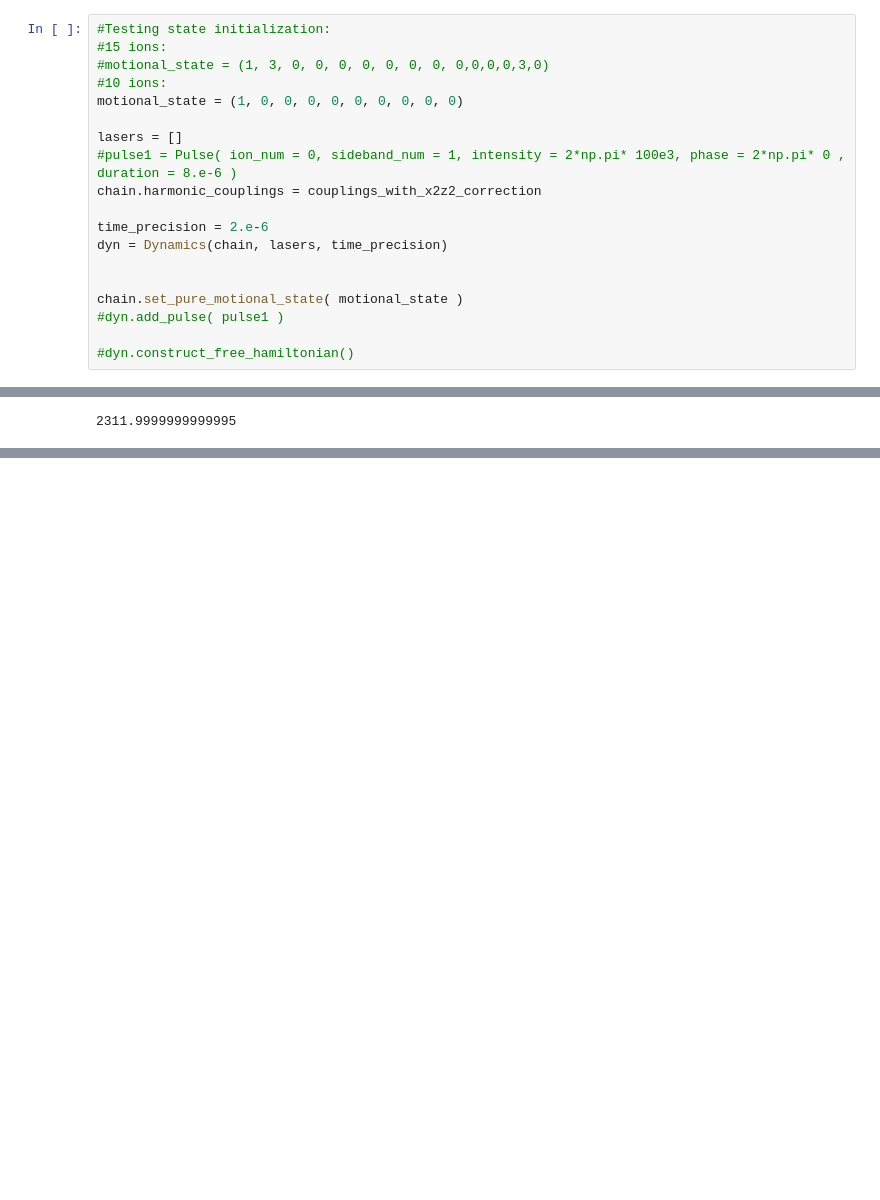
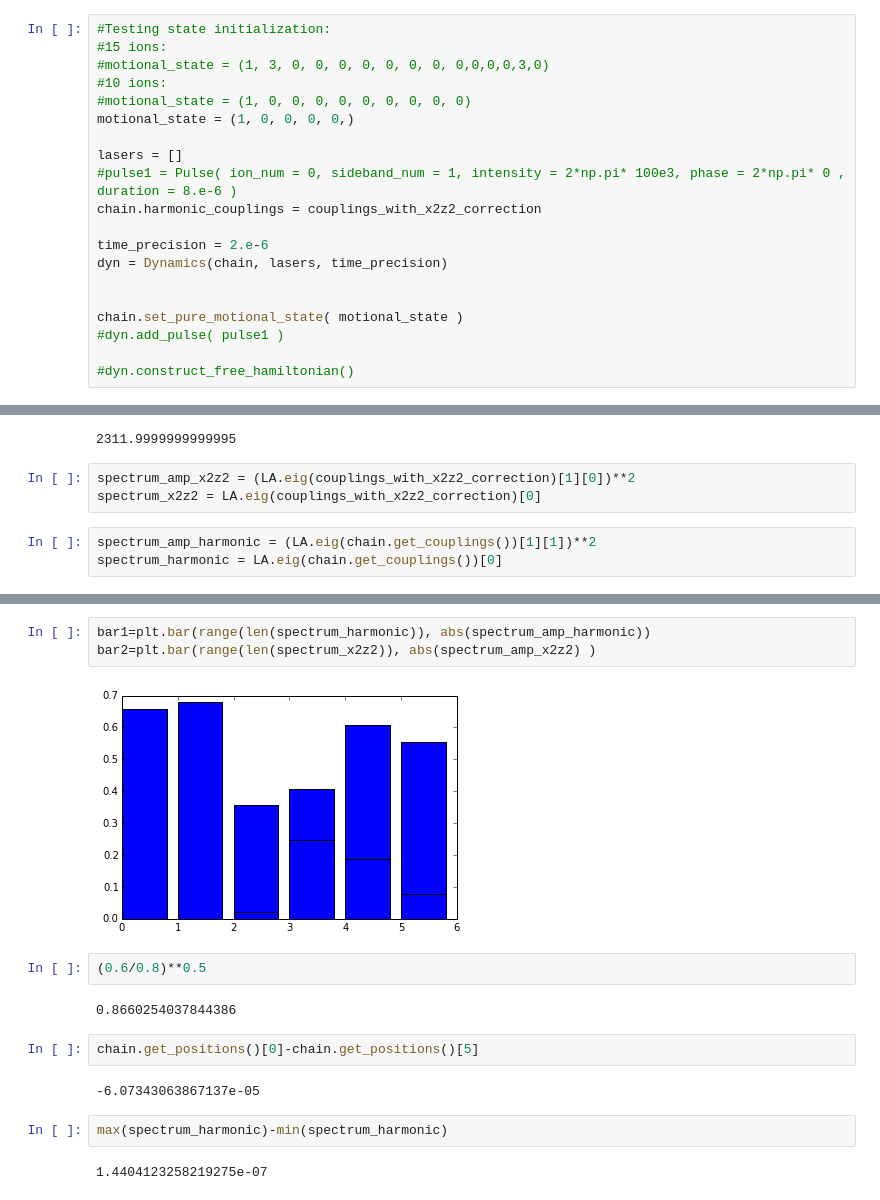
Before and after one commit to HaeffnerLab/ion-trap-qsim, a Jupyter notebook: Independent_Simulations/Chain-Scale-Coupling-Analysis.ipynb, the cells around one changed output, grey strips where cells are left out. Saved outputs shown, nothing was run; the diff lists cells and outputs as text; blank space fills up the shorter version.

```diff
--- a/Independent_Simulations/Chain-Scale-Coupling-Analysis.ipynb
+++ b/Independent_Simulations/Chain-Scale-Coupling-Analysis.ipynb
@@ -41,7 +49,8 @@ for i in range(N):
 #15 ions:
 #motional_state = (1, 3, 0, 0, 0, 0, 0, 0, 0, 0,0,0,0,3,0)
 #10 ions:
-motional_state = (1, 0, 0, 0, 0, 0, 0, 0, 0, 0)
+#motional_state = (1, 0, 0, 0, 0, 0, 0, 0, 0, 0)
+motional_state = (1, 0, 0, 0, 0,)
 
 lasers = []
 #pulse1 = Pulse( ion_num = 0, sideband_num = 1, intensity = 2*np.pi* 100e3, phase = 2*np.pi* 0 , duration = 8.e-6 )
@@ -246,3 +241,9 @@ omegaz
 (17./20)**2 * 3200
 # %% [output]
 2311.9999999999995
+# %%
+spectrum_amp_x2z2 = (LA.eig(couplings_with_x2z2_correction)[1][0])**2
+spectrum_x2z2 = LA.eig(couplings_with_x2z2_correction)[0]
+# %%
+spectrum_amp_harmonic = (LA.eig(chain.get_couplings())[1][1])**2
+spectrum_harmonic = LA.eig(chain.get_couplings())[0]
@@ -248,0 +263,17 @@ omegaz
+# %%
+bar1=plt.bar(range(len(spectrum_harmonic)), abs(spectrum_amp_harmonic))
+bar2=plt.bar(range(len(spectrum_x2z2)), abs(spectrum_amp_x2z2) )
+# %% [output]
+[figure, added]
+# %%
+(0.6/0.8)**0.5
+# %% [output]
+0.8660254037844386
+# %%
+chain.get_positions()[0]-chain.get_positions()[5]
+# %% [output]
+-6.07343063867137e-05
+# %%
+max(spectrum_harmonic)-min(spectrum_harmonic)
+# %% [output]
+1.4404123258219275e-07
```
Also changed, not shown: parts of 24 cells of this notebook, 11 other files.
